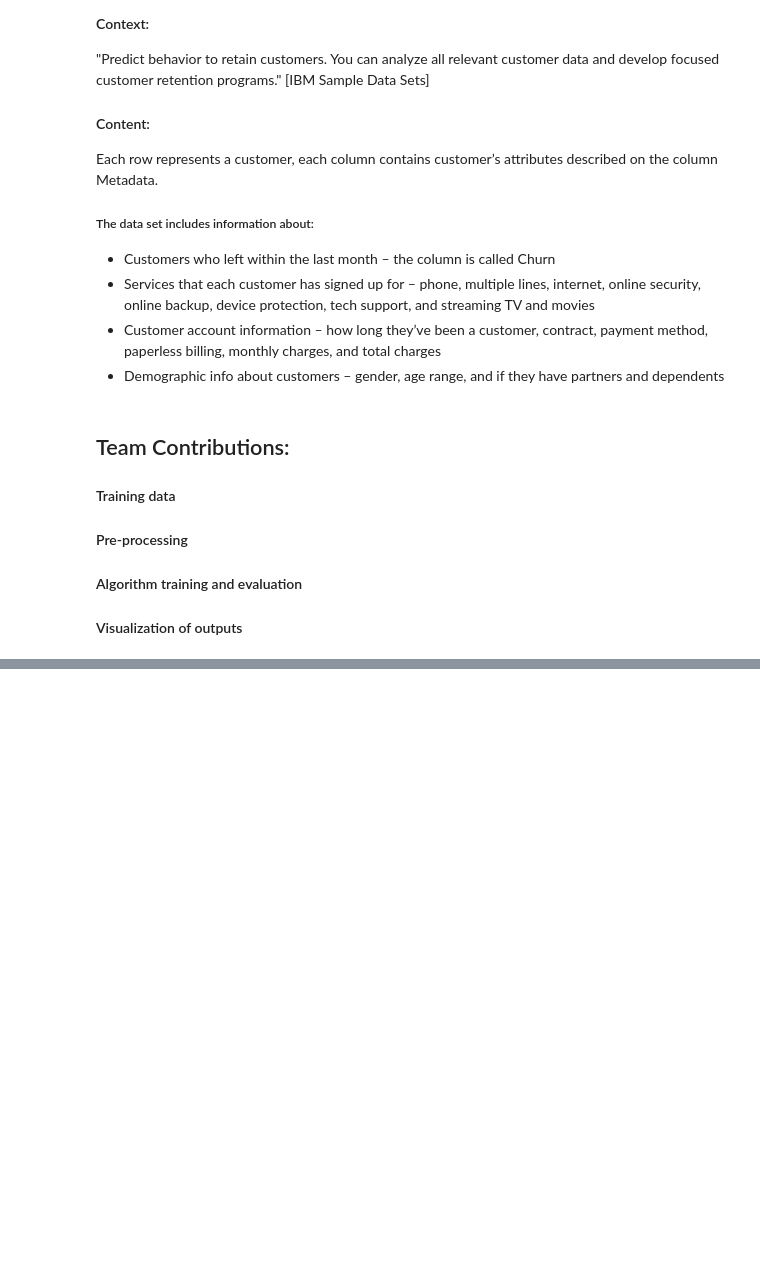
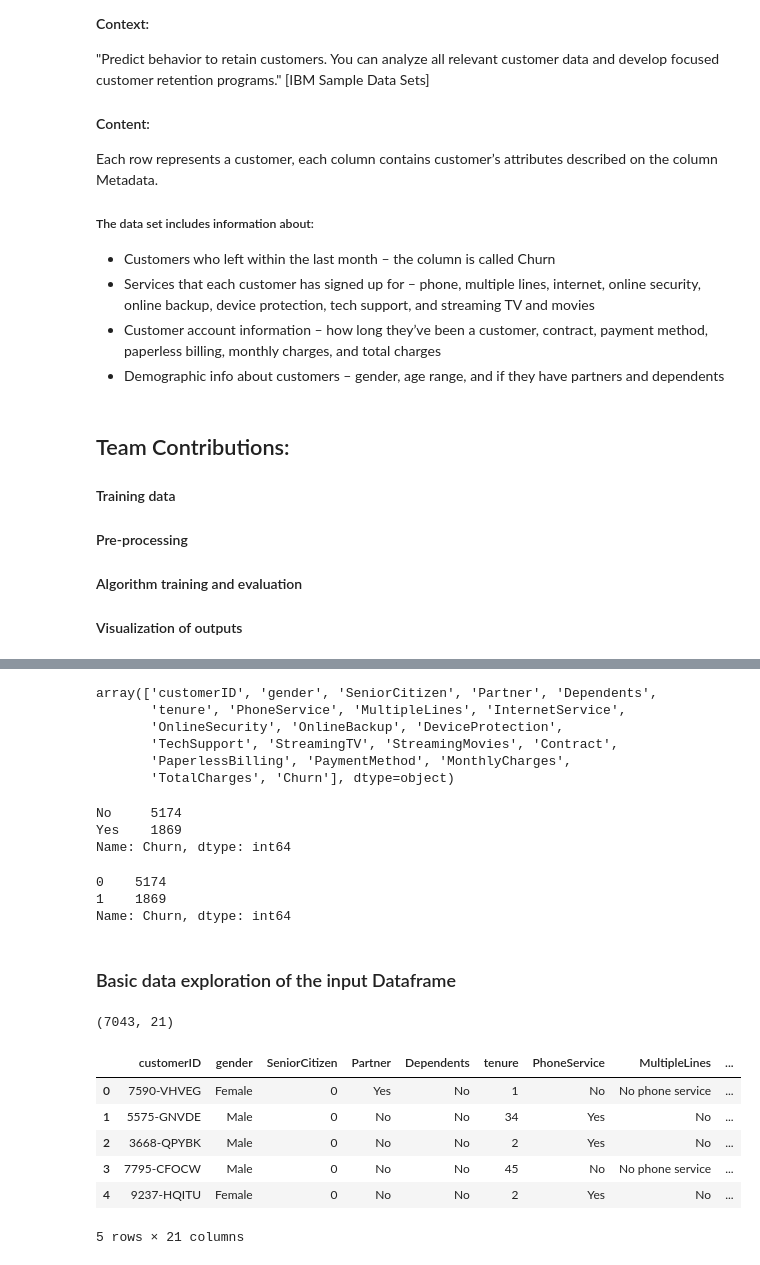
Before and after one commit to vipulpopat/MSCAI_CE4021_Project, a Jupyter notebook: Etivity_18195067.ipynb, the cells around one changed output, grey strips where cells are left out. Saved outputs shown, nothing was run; the diff lists cells and outputs as text; code cells hidden in the pictures; blank space fills up the shorter version.

Commit message:
Dataset cleaning and exploration

```diff
--- a/Etivity_18195067.ipynb
+++ b/Etivity_18195067.ipynb
@@ -29,0 +38,47 @@ Each row represents a customer, each column contains customer’s attributes des
+# %%
+dataframe = pd.read_csv("WA_Fn-UseC_-Telco-Customer-Churn.csv")
+# %%
+# Features available in the dataset
+dataframe.columns.values
+# %% [output]
+array(['customerID', 'gender', 'SeniorCitizen', 'Partner', 'Dependents',
+       'tenure', 'PhoneService', 'MultipleLines', 'InternetService',
+       'OnlineSecurity', 'OnlineBackup', 'DeviceProtection',
+       'TechSupport', 'StreamingTV', 'StreamingMovies', 'Contract',
+       'PaperlessBilling', 'PaymentMethod', 'MonthlyCharges',
+       'TotalCharges', 'Churn'], dtype=object)
+# %%
+# Lets see the how many Churn values are present.
+dataframe.Churn.value_counts()
+# %% [output]
+No     5174
+Yes    1869
+Name: Churn, dtype: int64
+# %%
+# We can see that its a Binary classification problem as there are 2 outcomes.
+# Assign outcome as 0 if Churn is No and as 1 if Churn is Yes
+
+dataframe["Churn"] = [1 if each == 'Yes' else 0 for each in dataframe["Churn"]]
+dataframe.Churn.value_counts()
+# %% [output]
+0    5174
+1    1869
+Name: Churn, dtype: int64
+# %% [markdown]
+### Basic data exploration of the input Dataframe
+# %%
+# Check the data dimension
+dataframe.shape
+# %% [output]
+(7043, 21)
+# %%
+# Print the first 5 rows of the dataframe to get a feel for the data
+dataframe.head(5)
+# %% [output]
+|  | customerID | gender | SeniorCitizen | Partner | Dependents | tenure | PhoneService | MultipleLines | ... |
+| 0 | 7590-VHVEG | Female | 0 | Yes | No | 1 | No | No phone service | ... |
+| 1 | 5575-GNVDE | Male | 0 | No | No | 34 | Yes | No | ... |
+| 2 | 3668-QPYBK | Male | 0 | No | No | 2 | Yes | No | ... |
+| 3 | 7795-CFOCW | Male | 0 | No | No | 45 | No | No phone service | ... |
+| 4 | 9237-HQITU | Female | 0 | No | No | 2 | Yes | No | ... |
+5 rows × 21 columns
```
Also changed, not shown: parts of 20 cells of this notebook.
